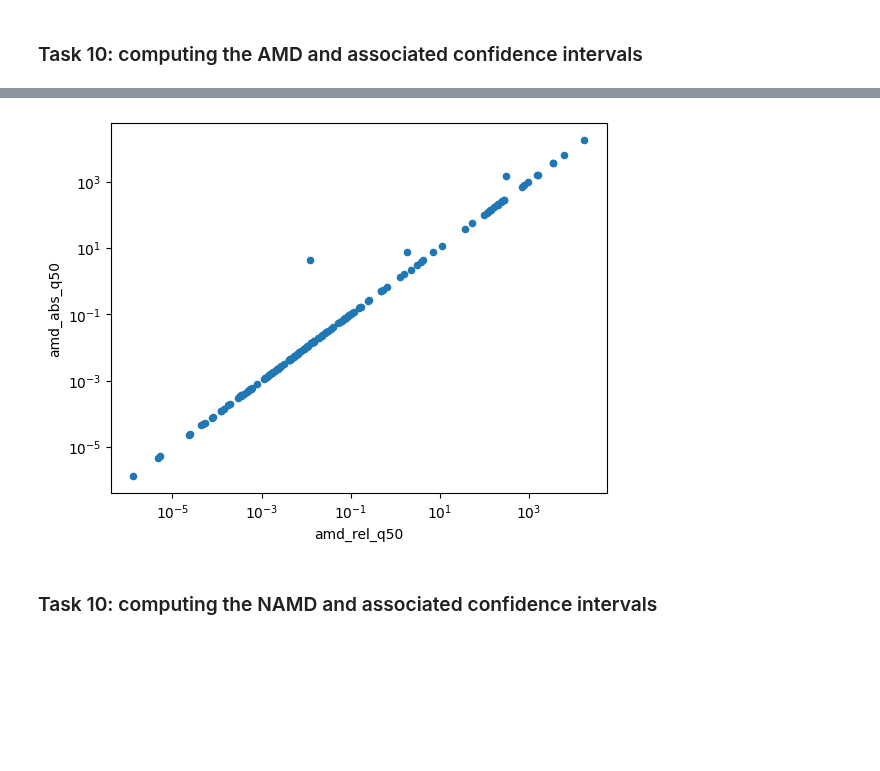
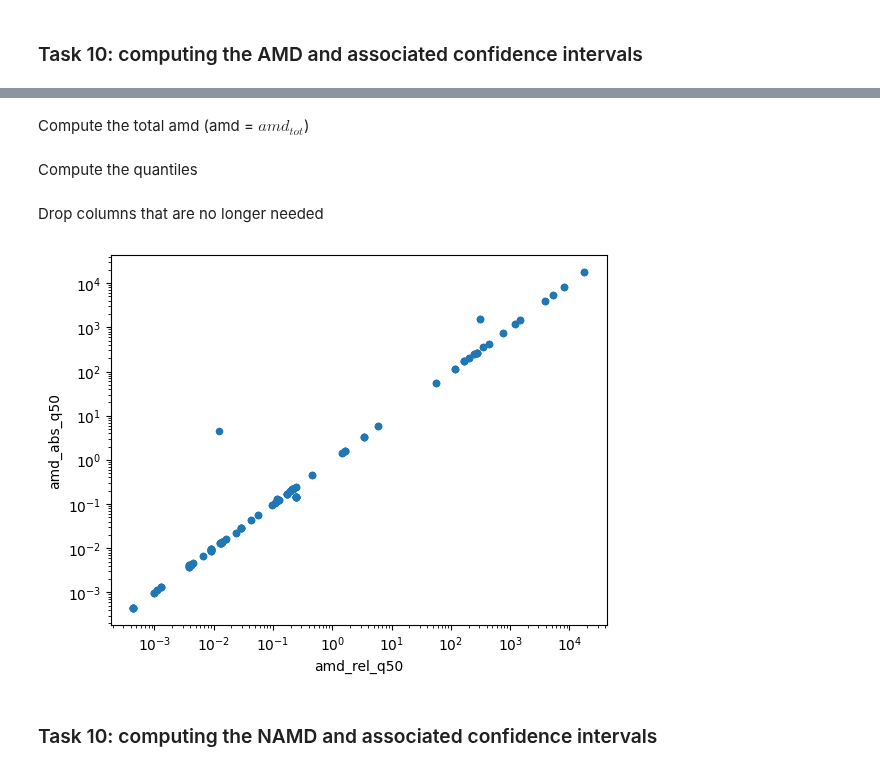
Before and after one commit to abocchieri/ExoNAMD, a Jupyter notebook: notebooks/api.ipynb, the cells around one changed output, grey strips where cells are left out. Cells and saved outputs as stored; diff of their text form; code cells hidden in the pictures; blank space fills up the shorter version.

```diff
--- a/notebooks/api.ipynb
+++ b/notebooks/api.ipynb
@@ -301,5 +300,5 @@ _ = df_core[["sy_pnum", "namd_rel"]].plot(
 # %% [markdown]
 ### Task 10: computing the AMD and associated confidence intervals
 # %%
-Npt = 200000
-threshold = 500
+Npt = 100000
+threshold = 1000
@@ -312,10 +318,51 @@ df_core[["amd_abs_mc", "amd_abs_q16", "amd_abs_q50", "amd_abs_q84"]] = (
 )
+# %% [markdown]
+Compute the total amd (amd = $amd_{tot}$)
+# %%
+df_core["amd_rel_mc"] = (
+    df_core.groupby("hostname")["amdk_rel_mc"]
+    .transform("sum")
+    .transform(lambda x: np.ma.masked_array(x).compressed())
+)
+
+df_core["amd_abs_mc"] = (
+    df_core.groupby("hostname")["amdk_abs_mc"]
+    .transform("sum")
+    .transform(lambda x: np.ma.masked_array(x).compressed())
+)
+# %% [markdown]
+Compute the quantiles
+# %%
+df_core[["amd_rel_q16", "amd_rel_q50", "amd_rel_q84"]] = (
+    df_core.groupby("hostname")["amd_rel_mc"]
+    .transform("mean")
+    .transform(lambda x: pd.Series(np.percentile(x, [16, 50, 84])))
+)
+
+df_core[["amd_abs_q16", "amd_abs_q50", "amd_abs_q84"]] = (
+    df_core.groupby("hostname")["amd_abs_mc"]
+    .transform("mean")
+    .transform(lambda x: pd.Series(np.percentile(x, [16, 50, 84])))
+)
+# %% [markdown]
+Drop columns that are no longer needed
+# %%
+df_core = df_core.drop(
+    columns=[
+        "amdk_rel_mc",
+        "amdk_abs_mc",
+        "amd_rel_mc",
+        "amd_abs_mc",
+    ]
+)
 # %%
-_ = df_core[["amd_rel_q50", "amd_abs_q50"]].plot(
-    kind="scatter", x="amd_rel_q50", y="amd_abs_q50", loglog=True
+_ = (
+    df_core.groupby("hostname")[["amd_rel_q50", "amd_abs_q50"]]
+    .transform("mean")
+    .plot(kind="scatter", x=r"AMD$_R$", y=r"AMD$_A$", loglog=True)
 )
 # %% [output]
-[figure, old version]
+[figure, new version]
 # %% [markdown]
 ### Task 10: computing the NAMD and associated confidence intervals
 # %%
```
Also changed, not shown: parts of 18 cells of this notebook, 2 other files.
